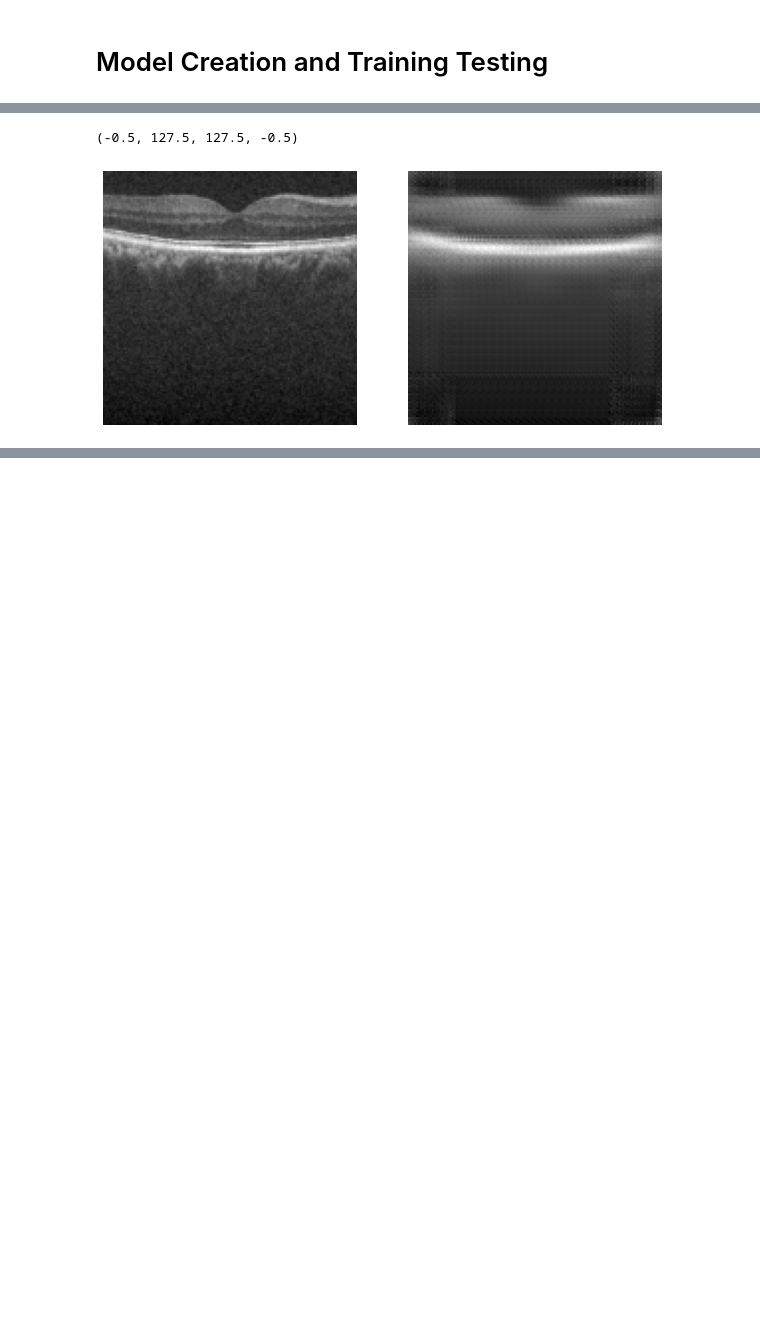
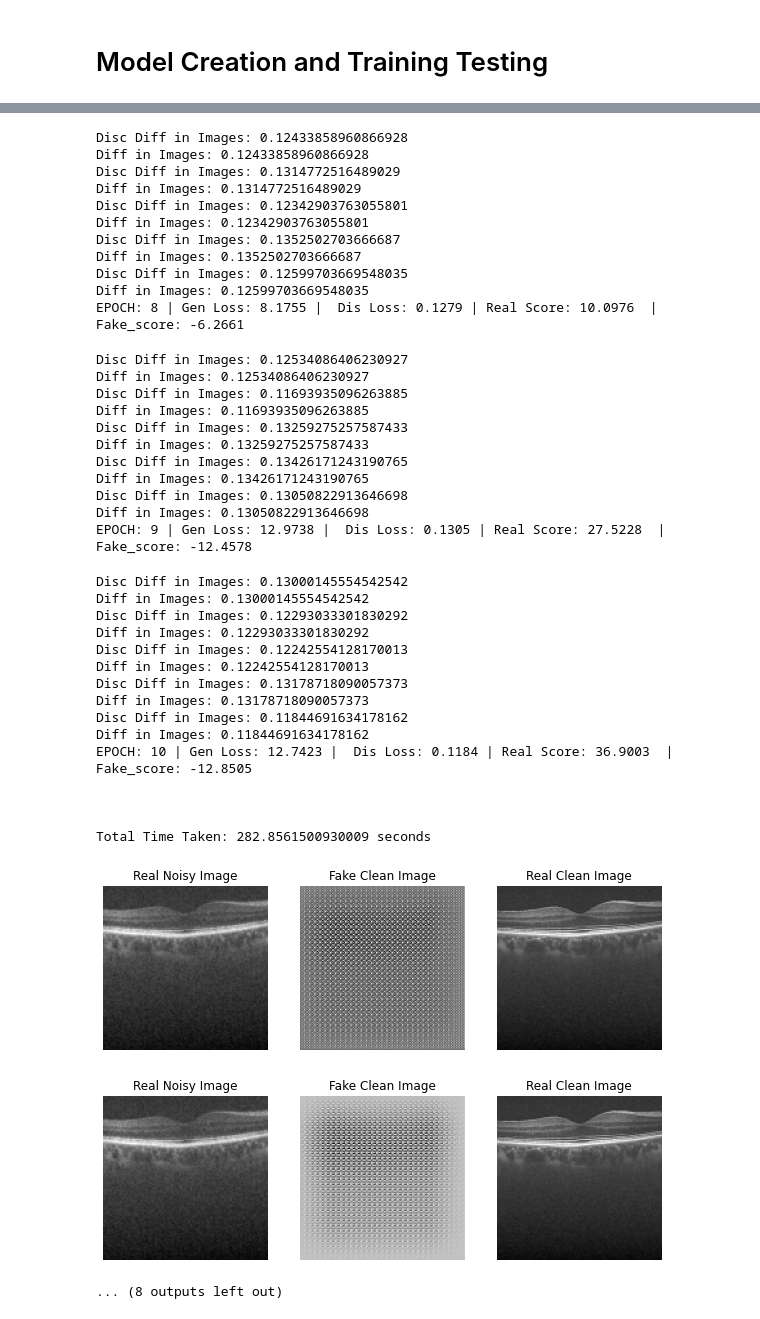
Before and after one commit to Zahidlab/OCT-classifier, a Jupyter notebook: OCT_Image_Denoiser_Pytorch.ipynb, the cells around one changed output, grey strips where cells are left out. Saved outputs shown, nothing was run; the diff lists cells and outputs as text; code cells hidden in the pictures; blank space fills up the shorter version.

```diff
--- a/OCT_Image_Denoiser_Pytorch.ipynb
+++ b/OCT_Image_Denoiser_Pytorch.ipynb
@@ -218,13 +406,23 @@ plt.imshow(res[0].squeeze(), cmap='gray')
 # %%
-fig = plt.figure(figsize = (10,10))
+def show_sample():
+  test_noisy_image = n[0]
+  gen_clean_image = generator(test_noisy_image.unsqueeze(dim=1)).squeeze()
+  real_clean_image = c[0]
 
-fig.add_subplot(1,2,1)
-plt.imshow(n[0].squeeze(), cmap='gray')
-plt.axis('off')
+  fig = plt.figure(figsize = (10,10))
 
-fig.add_subplot(1,2,2)
-plt.imshow(res[0].squeeze(), cmap='gray')
-plt.axis('off')
+  with torch.inference_mode():
+    fig.add_subplot(1,3,1)
+    plt.imshow(test_noisy_image.squeeze(), cmap='gray')
+    plt.title("Real Noisy Image")
+    plt.axis('off')
+
+    fig.add_subplot(1,3,2)
+    plt.imshow(gen_clean_image, cmap='gray')
+    plt.title("Fake Clean Image")
+    plt.axis('off')
+
+    fig.add_subplot(1,3,3)
+    plt.imshow(real_clean_image.squeeze(), cmap='gray')
+    plt.title("Real Clean Image")
+    plt.axis('off')
-# %% [output]
-(-0.5, 127.5, 127.5, -0.5)
-[figure, removed]
@@ -230,0 +472,10 @@ plt.axis('off')
+# %%
+EPOCHS = 10
+from timeit import default_timer as timer
+
+start_time = timer()
+history = fit(EPOCHS, )
+end_time = timer()
+
+print(f"\nTotal Time Taken: {end_time-start_time} seconds")
+# %% [output]
@@ -230,0 +559,40 @@ plt.axis('off')
+Disc Diff in Images: 0.12433858960866928
+Diff in Images: 0.12433858960866928
+Disc Diff in Images: 0.1314772516489029
+Diff in Images: 0.1314772516489029
+Disc Diff in Images: 0.12342903763055801
+Diff in Images: 0.12342903763055801
+Disc Diff in Images: 0.1352502703666687
+Diff in Images: 0.1352502703666687
+Disc Diff in Images: 0.12599703669548035
+Diff in Images: 0.12599703669548035
+EPOCH: 8 | Gen Loss: 8.1755 |  Dis Loss: 0.1279 | Real Score: 10.0976  |  Fake_score: -6.2661
+Disc Diff in Images: 0.12534086406230927
+Diff in Images: 0.12534086406230927
+Disc Diff in Images: 0.11693935096263885
+Diff in Images: 0.11693935096263885
+Disc Diff in Images: 0.13259275257587433
+Diff in Images: 0.13259275257587433
+Disc Diff in Images: 0.13426171243190765
+Diff in Images: 0.13426171243190765
+Disc Diff in Images: 0.13050822913646698
+Diff in Images: 0.13050822913646698
+EPOCH: 9 | Gen Loss: 12.9738 |  Dis Loss: 0.1305 | Real Score: 27.5228  |  Fake_score: -12.4578
+Disc Diff in Images: 0.13000145554542542
+Diff in Images: 0.13000145554542542
+Disc Diff in Images: 0.12293033301830292
+Diff in Images: 0.12293033301830292
+Disc Diff in Images: 0.12242554128170013
+Diff in Images: 0.12242554128170013
+Disc Diff in Images: 0.13178718090057373
+Diff in Images: 0.13178718090057373
+Disc Diff in Images: 0.11844691634178162
+Diff in Images: 0.11844691634178162
+EPOCH: 10 | Gen Loss: 12.7423 |  Dis Loss: 0.1184 | Real Score: 36.9003  |  Fake_score: -12.8505
+
+
+
+Total Time Taken: 282.8561500930009 seconds
+[figure, added]
+[figure, added]
+... (8 outputs left out)
```
Also changed, not shown: parts of 26 cells of this notebook.
